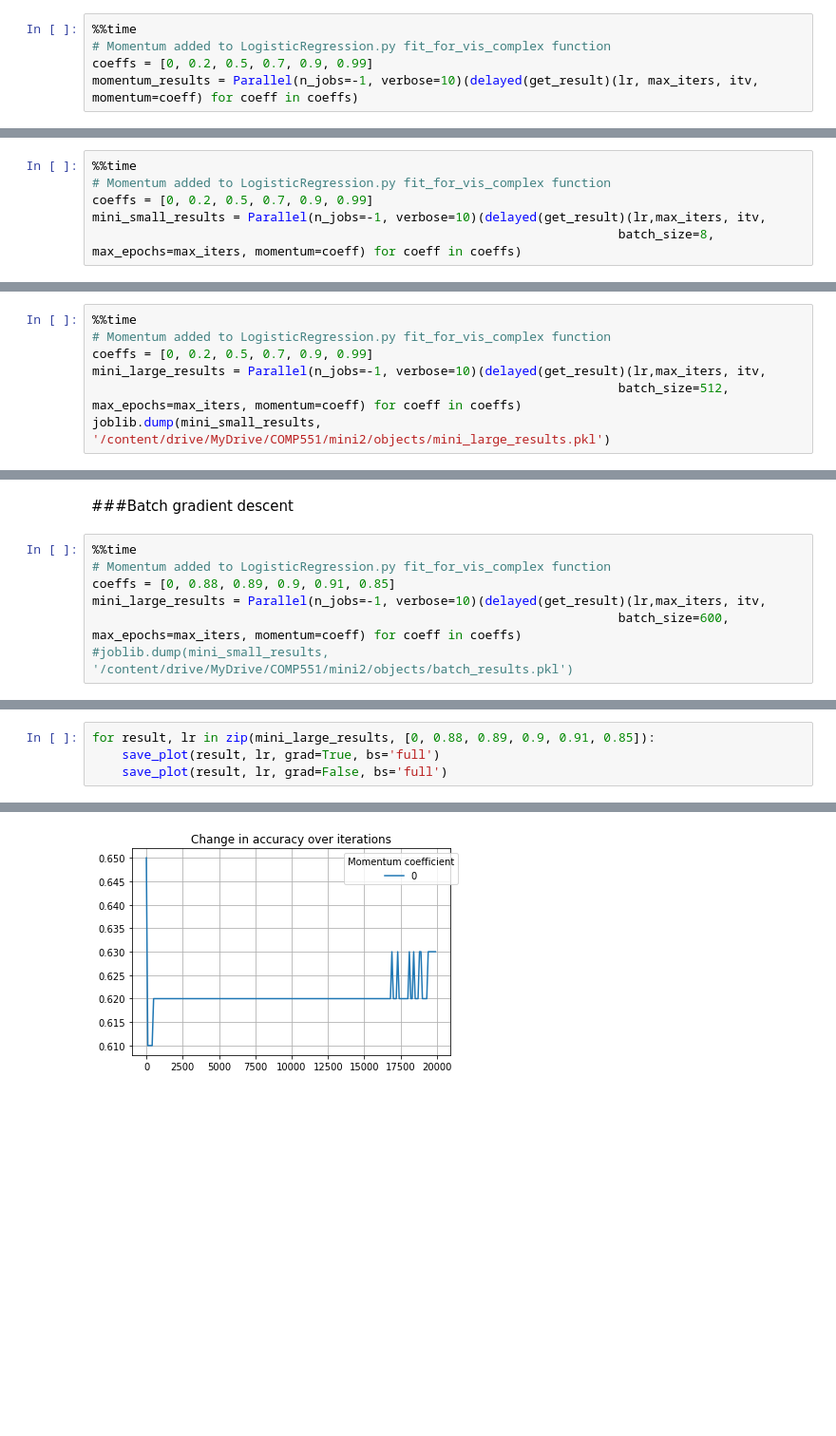
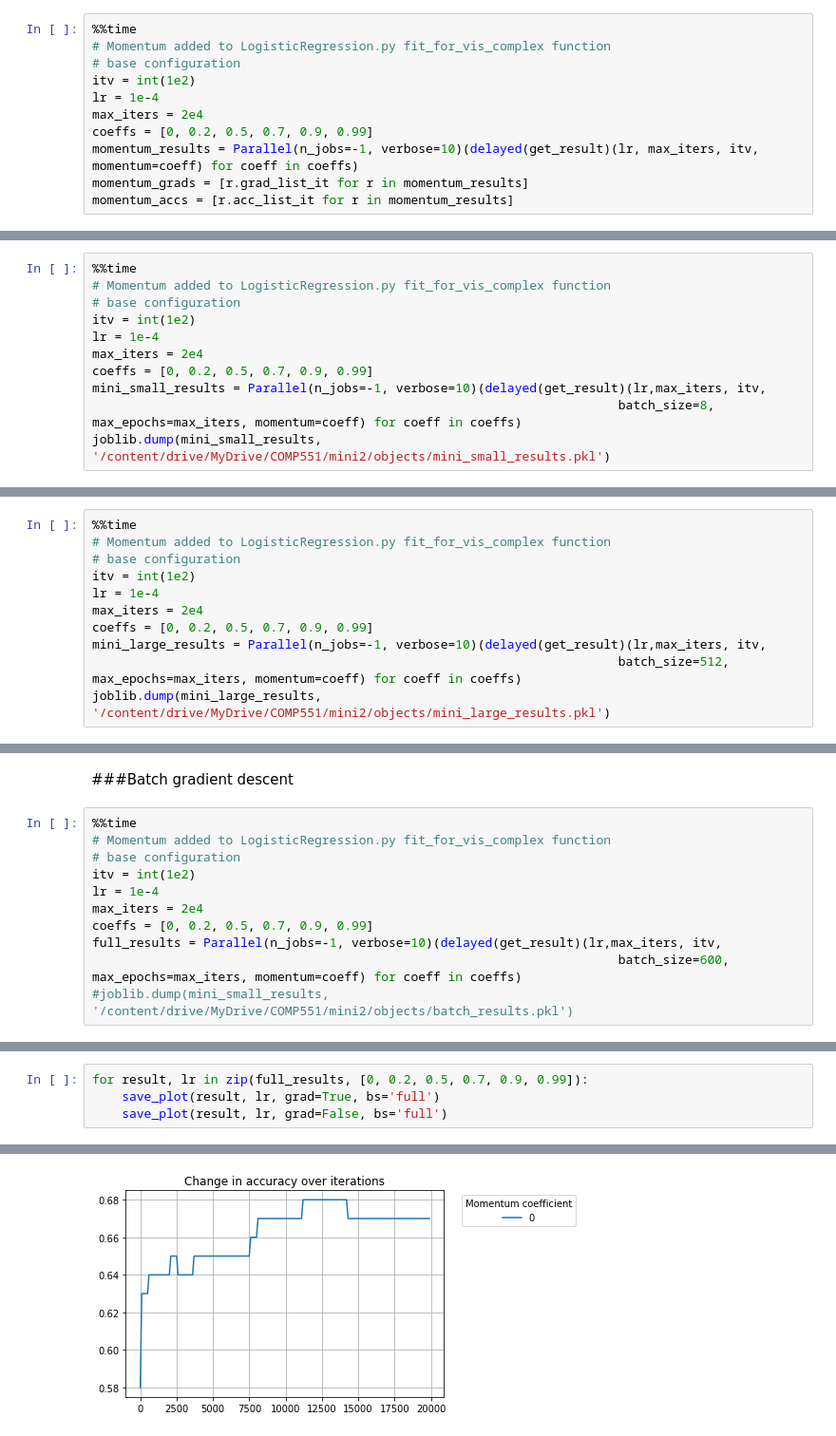
Before and after one commit to felixsimard/comp551-p2, a Jupyter notebook: takuya_part1_3.ipynb, the cells around one changed output, grey strips where cells are left out. Shown at 95% size. Cells and saved outputs as stored; diff of their text form; blank space fills up the shorter version.

```diff
--- a/takuya_part1_3.ipynb
+++ b/takuya_part1_3.ipynb
@@ -102,7 +112,13 @@ plt.savefig('/content/drive/MyDrive/COMP551/mini2/figures/1_3_batch_grad.png', b
 # %%
 %%time
 # Momentum added to LogisticRegression.py fit_for_vis_complex function
+# base configuration
+itv = int(1e2)
+lr = 1e-4
+max_iters = 2e4
 coeffs = [0, 0.2, 0.5, 0.7, 0.9, 0.99]
 momentum_results = Parallel(n_jobs=-1, verbose=10)(delayed(get_result)(lr, max_iters, itv, momentum=coeff) for coeff in coeffs)
+momentum_grads = [r.grad_list_it for r in momentum_results]
+momentum_accs = [r.acc_list_it for r in momentum_results]
 # %% [output]
 [Parallel(n_jobs=-1)]: Using backend LokyBackend with 2 concurrent workers.
@@ -162,9 +166,14 @@ import joblib
 # %%
 %%time
 # Momentum added to LogisticRegression.py fit_for_vis_complex function
+# base configuration
+itv = int(1e2)
+lr = 1e-4
+max_iters = 2e4
 coeffs = [0, 0.2, 0.5, 0.7, 0.9, 0.99]
 mini_small_results = Parallel(n_jobs=-1, verbose=10)(delayed(get_result)(lr,max_iters, itv,
                                                                        batch_size=8, max_epochs=max_iters, momentum=coeff) for coeff in coeffs)
+joblib.dump(mini_small_results, '/content/drive/MyDrive/COMP551/mini2/objects/mini_small_results.pkl')
 # %% [output]
 [Parallel(n_jobs=-1)]: Using backend LokyBackend with 2 concurrent workers.
 [Parallel(n_jobs=-1)]: Done   1 tasks      | elapsed: 14.3min
@@ -217,9 +222,13 @@ for result, lr in zip(mini_small_results, [0, 0.2, 0.5, 0.7, 0.9, 0.99]):
 # %%
 %%time
 # Momentum added to LogisticRegression.py fit_for_vis_complex function
+# base configuration
+itv = int(1e2)
+lr = 1e-4
+max_iters = 2e4
 coeffs = [0, 0.2, 0.5, 0.7, 0.9, 0.99]
 mini_large_results = Parallel(n_jobs=-1, verbose=10)(delayed(get_result)(lr,max_iters, itv,
                                                                        batch_size=512, max_epochs=max_iters, momentum=coeff) for coeff in coeffs)
-joblib.dump(mini_small_results, '/content/drive/MyDrive/COMP551/mini2/objects/mini_large_results.pkl')
+joblib.dump(mini_large_results, '/content/drive/MyDrive/COMP551/mini2/objects/mini_large_results.pkl')
 # %% [output]
 [Parallel(n_jobs=-1)]: Using backend LokyBackend with 2 concurrent workers.
@@ -251,8 +260,12 @@ for result, lr in zip(mini_large_results, [0, 0.2, 0.5, 0.7, 0.9, 0.99]):
 # %%
 %%time
 # Momentum added to LogisticRegression.py fit_for_vis_complex function
-coeffs = [0, 0.88, 0.89, 0.9, 0.91, 0.85]
-mini_large_results = Parallel(n_jobs=-1, verbose=10)(delayed(get_result)(lr,max_iters, itv,
+# base configuration
+itv = int(1e2)
+lr = 1e-4
+max_iters = 2e4
+coeffs = [0, 0.2, 0.5, 0.7, 0.9, 0.99]
+full_results = Parallel(n_jobs=-1, verbose=10)(delayed(get_result)(lr,max_iters, itv,
                                                                        batch_size=600, max_epochs=max_iters, momentum=coeff) for coeff in coeffs)
 #joblib.dump(mini_small_results, '/content/drive/MyDrive/COMP551/mini2/objects/batch_results.pkl')
 # %% [output]
@@ -264,7 +277,7 @@ Wall time: 1min 42s
 [Parallel(n_jobs=-1)]: Done   6 out of   6 | elapsed:  1.7min remaining:    0.0s
 [Parallel(n_jobs=-1)]: Done   6 out of   6 | elapsed:  1.7min finished
 # %%
-for result, lr in zip(mini_large_results, [0, 0.88, 0.89, 0.9, 0.91, 0.85]):
+for result, lr in zip(full_results, [0, 0.2, 0.5, 0.7, 0.9, 0.99]):
     save_plot(result, lr, grad=True, bs='full')
     save_plot(result, lr, grad=False, bs='full')
 # %% [output]
@@ -272 +285 @@ for result, lr in zip(mini_large_results, [0, 0.88, 0.89, 0.9, 0.91, 0.85]):
-[figure, old version]
+[figure, new version]
```
Also changed, not shown: parts of 15 cells of this notebook, 34 other files.
